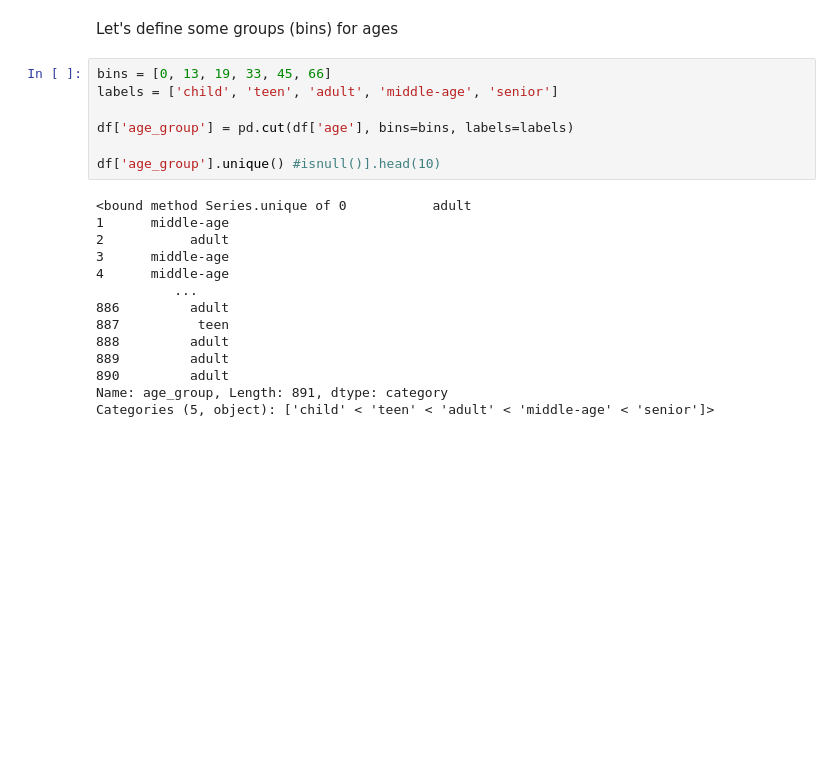
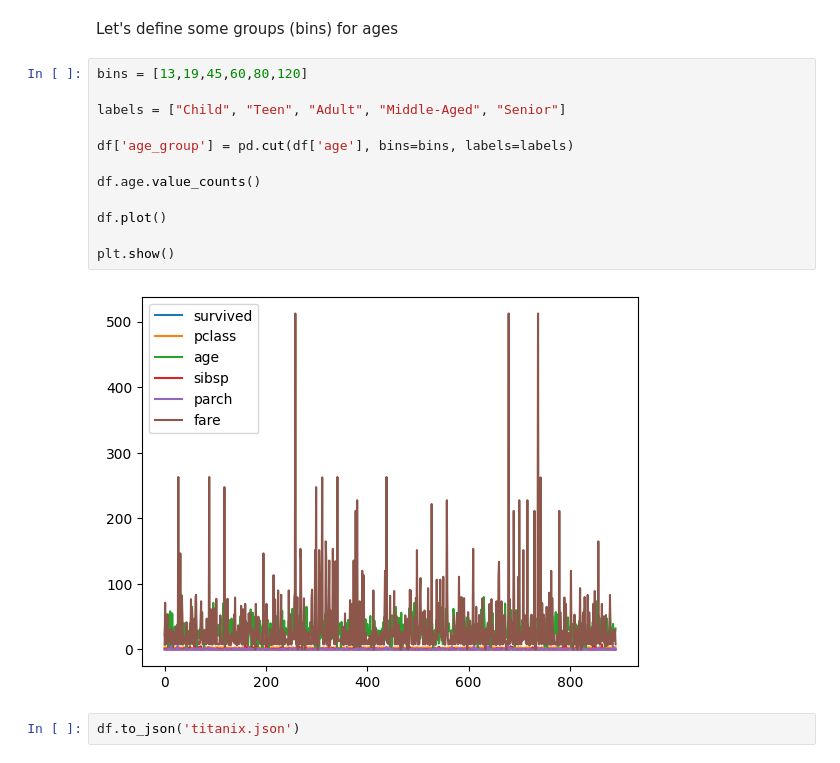
Before and after one commit to SchrodtSven/learning_python, a Jupyter notebook: datascience/titanic.ipynb, the cells around one changed output. Cells and saved outputs as stored; diff of their text form; blank space fills up the shorter version.

```diff
--- a/datascience/titanic.ipynb
+++ b/datascience/titanic.ipynb
@@ -34,24 +34,19 @@ Missing after clearing op: 0
 | 9 | 1 | 2 | female | 14.0 | 1 | 0 | 30.0708 | C | Second | child | ... |
 # %% [markdown]
 Let's define some groups (bins) for ages
-# %%
-bins = [0, 13, 19, 33, 45, 66]
-labels = ['child', 'teen', 'adult', 'middle-age', 'senior']
-
-df['age_group'] = pd.cut(df['age'], bins=bins, labels=labels)
-
-df['age_group'].unique() #isnull()].head(10)
-# %% [output]
-<bound method Series.unique of 0           adult
-1      middle-age
-2           adult
-3      middle-age
-4      middle-age
-          ...
-886         adult
-887          teen
-888         adult
-889         adult
-890         adult
-Name: age_group, Length: 891, dtype: category
-Categories (5, object): ['child' < 'teen' < 'adult' < 'middle-age' < 'senior']>
+# %%
+bins = [13,19,45,60,80,120]
+
+labels = ["Child", "Teen", "Adult", "Middle-Aged", "Senior"]
+
+df['age_group'] = pd.cut(df['age'], bins=bins, labels=labels)
+
+df.age.value_counts()
+
+df.plot()
+
+plt.show()
+# %% [output]
+[figure, added]
+# %%
+df.to_json('titanix.json')
```
Also changed, not shown: 15 other files.
